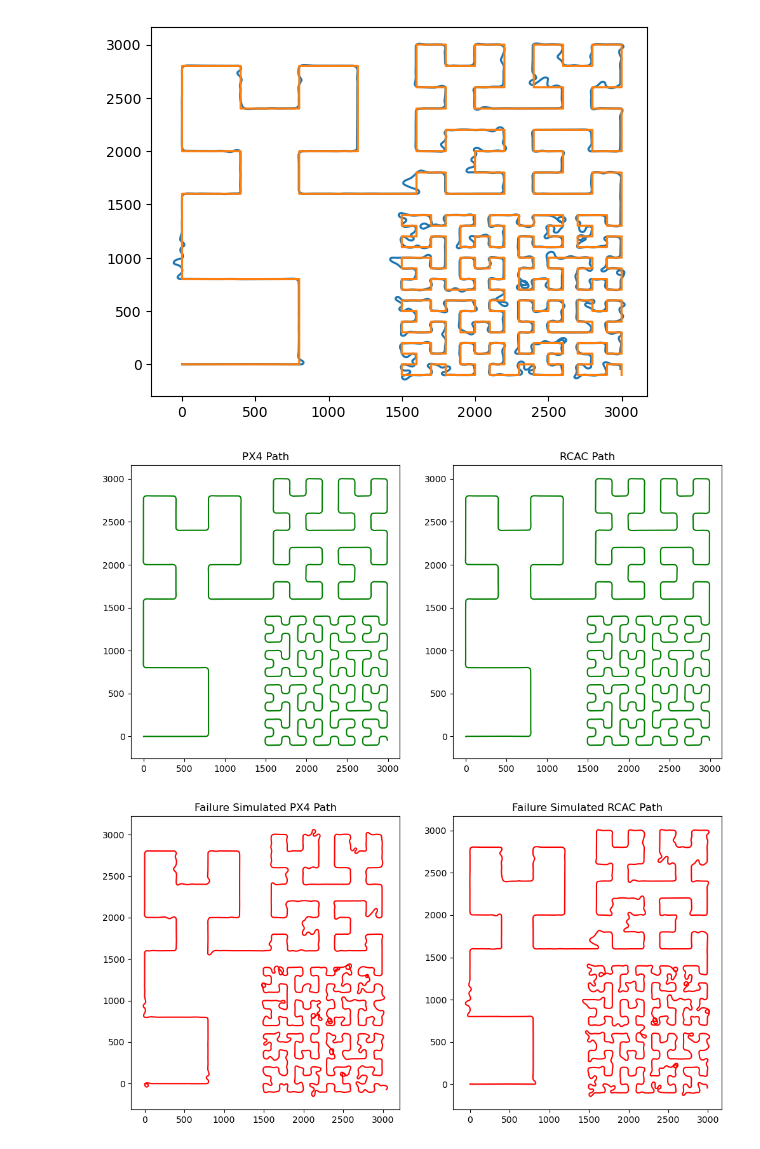
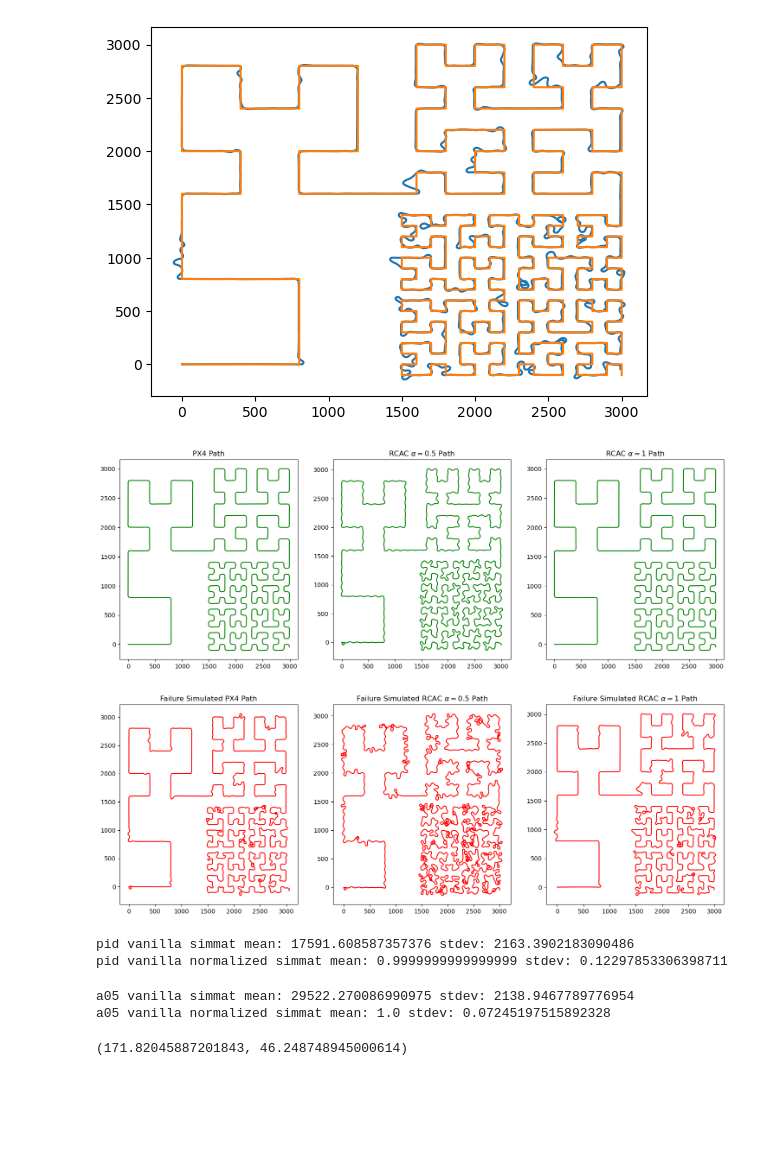
Before and after one commit to theloni-monk/pymav-expriment-runner, a Jupyter notebook: make_figures.ipynb, the cells around one changed output. Cells and saved outputs as stored; diff of their text form; code cells hidden in the pictures; blank space fills up the shorter version.

Commit message:
revision figures

```diff
--- a/make_figures.ipynb
+++ b/make_figures.ipynb
@@ -77,31 +78,76 @@ def log2path(sim_type, autopilot_type, index):
 # %%
 px4_v_ex = log2path("vanilla", "standard", 0)
 px4_f_ex = log2path("fuzzed", "standard", 0)
+a05_v_ex = log2path("vanilla", "alpha05", 0)
+a05_f_ex = log2path("fuzzed", "alpha05", 0)
 rcac_v_ex = log2path("vanilla", "rcac", 0)
 rcac_f_ex = log2path("fuzzed", "rcac", 0)
 #fig, axarr = plt.subplots(2,2)
-fig = plt.figure(figsize=(12,6))
-ax00 = fig.add_subplot(121)
+fig = plt.figure(figsize=(18,6))
+ax00 = fig.add_subplot(131)
 ax00.plot(px4_v_ex[:,0], px4_v_ex[:, 1], 'g')
 ax00.set_title("PX4 Path")
-ax11 = fig.add_subplot(122)
-ax11.plot(rcac_v_ex[:,0], rcac_v_ex[:, 1], 'g')
-ax11.set_title("RCAC Path")
+ax01 = fig.add_subplot(132)
+ax01.plot(a05_v_ex[:,0], a05_v_ex[:, 1], 'g')
+ax01.set_title("RCAC $\\alpha=0.5$ Path")
+ax02 = fig.add_subplot(133)
+ax02.plot(rcac_v_ex[:,0], rcac_v_ex[:, 1], 'g')
+ax02.set_title("RCAC $\\alpha=1$ Path")
 plt.show()
 # %% [output]
-[figure, old version]
+[figure, new version]
 # %%
-fig = plt.figure(figsize=(12,6))
+fig = plt.figure(figsize=(18,6))
 
-ax01 = fig.add_subplot(121)
+ax01 = fig.add_subplot(131)
 ax01.plot(px4_f_ex[:,0], px4_f_ex[:, 1], 'r')
 ax01.set_title("Failure Simulated PX4 Path")
-ax10 = fig.add_subplot(122)
-ax10.plot(rcac_f_ex[:,0], rcac_f_ex[:, 1], 'r')
-ax10.set_title("Failure Simulated RCAC Path")
+ax02 = fig.add_subplot(132)
+ax02.plot(a05_f_ex[:,0], a05_f_ex[:, 1], 'r')
+ax02.set_title("Failure Simulated RCAC $\\alpha=0.5$ Path")
+ax03 = fig.add_subplot(133)
+ax03.plot(rcac_f_ex[:,0], rcac_f_ex[:, 1], 'r')
+ax03.set_title("Failure Simulated RCAC $\\alpha=1$ Path")
 plt.show()
 # %% [output]
-[figure, old version]
+[figure, new version]
+# %%
+NUM_TRIALS = 5
+pid_vanilla_simmat = np.zeros((NUM_TRIALS, NUM_TRIALS))
+for i in range(NUM_TRIALS):
+    for j in range(1, NUM_TRIALS-i):
+        p1 = log2path("vanilla", "standard", i)
+        p2 = log2path("vanilla", "standard", j)
+        wdist, dtwpath = fastdtw(p1, p2)
+        pid_vanilla_simmat[i, i+j] = wdist
+alldists = np.array([i for i in filter(lambda x: x != 0, pid_vanilla_simmat.flat)])
+m = mean(alldists)
+print("pid vanilla simmat mean:", m, "stdev:", stdev(alldists))
+print("pid vanilla normalized simmat mean:", mean(alldists/m), "stdev:", stdev(alldists/m))
+# %% [output]
+pid vanilla simmat mean: 17591.608587357376 stdev: 2163.3902183090486
+pid vanilla normalized simmat mean: 0.9999999999999999 stdev: 0.12297853306398711
+# %%
+NUM_TRIALS = 3
+pid_vanilla_simmat = np.zeros((NUM_TRIALS, NUM_TRIALS))
+for i in range(NUM_TRIALS):
+    for j in range(1, NUM_TRIALS-i):
+        p1 = log2path("vanilla", "alpha05", i)
+        p2 = log2path("vanilla", "alpha05", j)
+        wdist, dtwpath = fastdtw(p1, p2)
+        pid_vanilla_simmat[i, i+j] = wdist
+alldists = np.array([i for i in filter(lambda x: x != 0, pid_vanilla_simmat.flat)])
+m = mean(alldists)
+print("a05 vanilla simmat mean:", m, "stdev:", stdev(alldists))
+print("a05 vanilla normalized simmat mean:", mean(alldists/m), "stdev:", stdev(alldists/m))
+# %% [output]
+a05 vanilla simmat mean: 29522.270086990975 stdev: 2138.9467789776954
+a05 vanilla normalized simmat mean: 1.0 stdev: 0.07245197515892328
+# %%
+from math import sqrt
+(sqrt(m), sqrt(stdev(alldists)))
+# %% [output]
+(171.82045887201843, 46.248748945000614)
 # %%
 num_trials = 5
 vanilla_px4_dists = []
```
Also changed, not shown: parts of 3 cells of this notebook, 20 other files.
